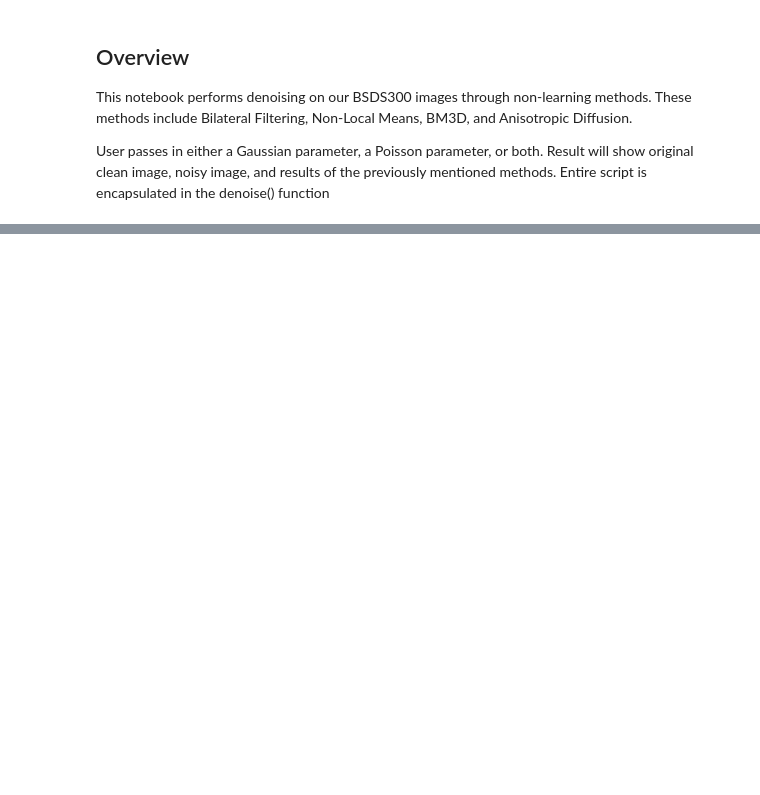
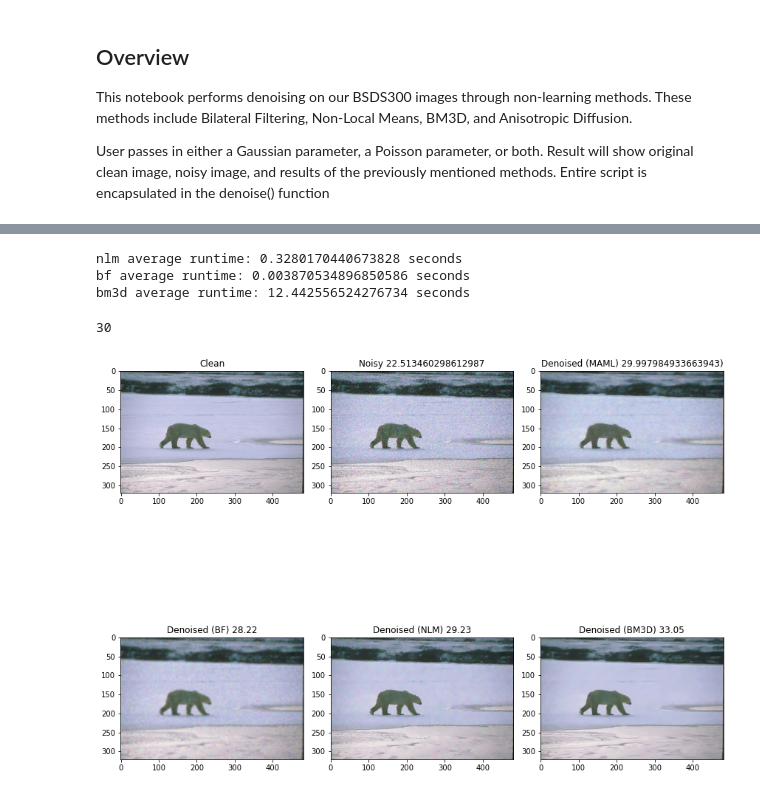
Before and after one commit to jt658/EE367-Final-Project, a Jupyter notebook: Non-Learning-Methods.ipynb, the cells around one changed output, grey strips where cells are left out. Saved outputs shown, nothing was run; the diff lists cells and outputs as text; code cells hidden in the pictures; blank space fills up the shorter version.

```diff
--- a/Non-Learning-Methods.ipynb
+++ b/Non-Learning-Methods.ipynb
@@ -246,19 +215,0 @@ plt.show()
-# %%
-# Plot relationship between sigma and psnr
-fig = plt.figure()
-
-sigmas = [0.01, 0.1, 0.2, 0.5, 1.0, 2.0, 5.0, 10.0, 20.0, 100.0]
-psnr_ = []
-
-for sigma in sigmas:
-    noisyImg = applyGaussianNoise(img, sigma)
-    psnr_.append(psnr(img,noisyImg))
-
-ax = fig.add_subplot(1,1,1)
-ax.plot(sigmas, psnr_)
-ax.scatter(sigmas, psnr_)
-ax.set_xscale('log')
-ax.set_xlabel("Sigma")
-ax.set_ylabel("PSNR")
-ax.set_title("PSNR Between Source Image and Image with Gaussian Noise")
-plt.show()
@@ -313,0 +333,8 @@ torch.Size([20, 3, 44, 44])
+# %%
+print(f"nlm average runtime: {np.mean(np.array(nlmElapsed))} seconds")
+print(f"bf average runtime: {np.mean(np.array(bfElapsed))} seconds")
+print(f"bm3d average runtime: {np.mean(np.array(bm3dElapsed))} seconds")
+# %% [output]
+nlm average runtime: 0.3280170440673828 seconds
+bf average runtime: 0.003870534896850586 seconds
+bm3d average runtime: 12.442556524276734 seconds
@@ -313,0 +343,6 @@ torch.Size([20, 3, 44, 44])
+# %%
+nlm_, psnrNLM = nlm(clean_img, noisy_img, h_factor = 30) # for poisson, 10 works fine, for gaussian use 30
+#bf_, psnrBF = bilateralFilter(clean_img, noisy_img)
+#bm3d_, psnrBM3D = bm3d(clean_img, noisy_img, noise_factor=10) # for poisson and gauss, 10 works fine
+# %% [output]
+30
@@ -313,0 +351,24 @@ torch.Size([20, 3, 44, 44])
+# %%
+# nlm, bm3d, bf, denoised, noisy, src
+fig, ax = plt.subplots(nrows=2, ncols=3, figsize=(12,12))
+ax[0,0].imshow(clean_img)
+ax[0,0].set_title(f"Clean")
+
+ax[0,1].imshow(noisy_img)
+ax[0,1].set_title(f"Noisy {psnr(clean_img, noisy_img)}")
+
+ax[0,2].imshow(denoised_img)
+ax[0,2].set_title(f"Denoised (MAML) {psnr(clean_img, denoised_img)})")
+
+ax[1,0].imshow(bf_)
+ax[1,0].set_title(f"Denoised (BF) {psnrBF}")
+
+ax[1,1].imshow(nlm_)
+ax[1,1].set_title(f"Denoised (NLM) {psnrNLM}")
+
+ax[1,2].imshow(bm3d_)
+ax[1,2].set_title(f"Denoised (BM3D) {psnrBM3D}")
+
+plt.tight_layout()
+# %% [output]
+[figure, added]
```
Also changed, not shown: parts of 13 cells of this notebook.
